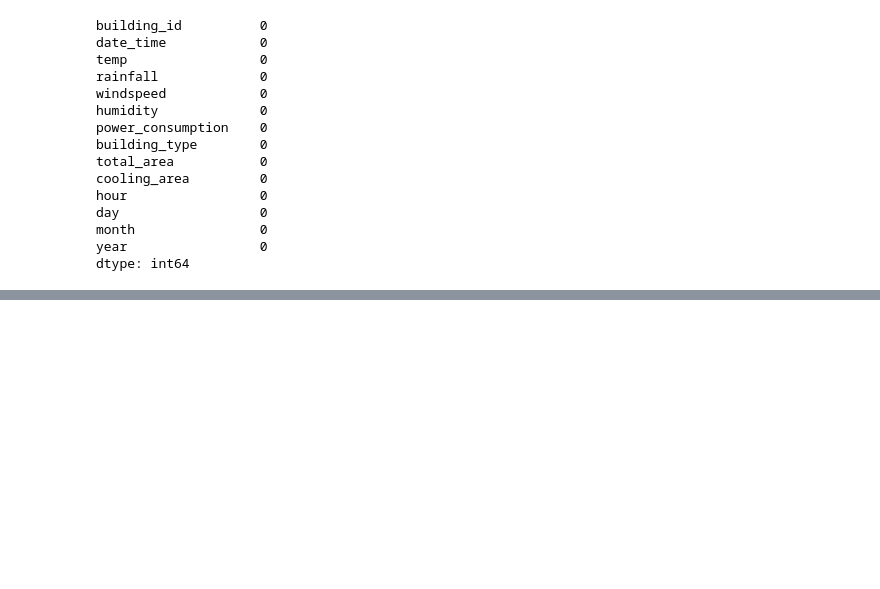
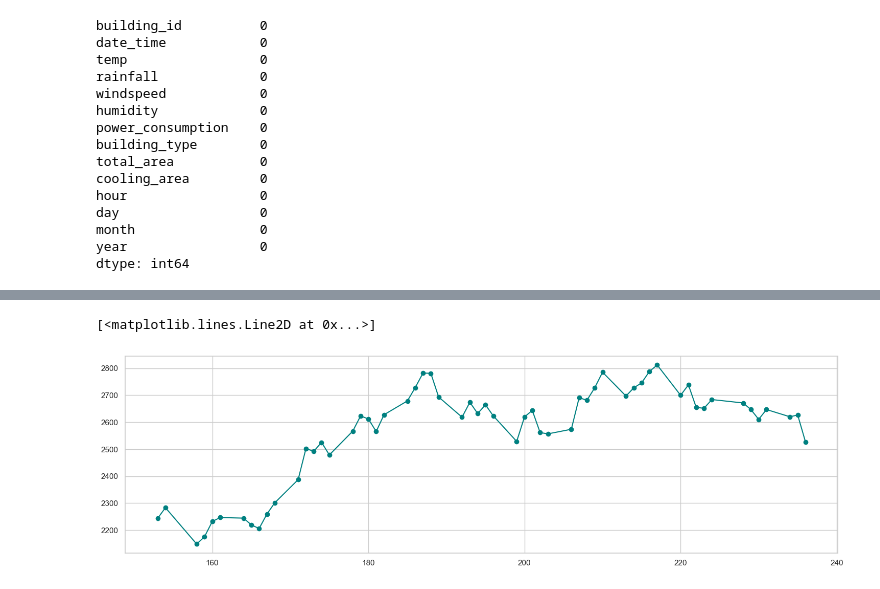
Before and after one commit to life-ofpi/SDATP, a Jupyter notebook: src/jichan.ipynb, the cells around one changed output, grey strips where cells are left out. Saved outputs shown, nothing was run; the diff lists cells and outputs as text; code cells hidden in the pictures; blank space fills up the shorter version.

```diff
--- a/src/jichan.ipynb
+++ b/src/jichan.ipynb
@@ -242,0 +291,15 @@ TODO: remove outlier
+# %%
+train_df.loc[(train_df['month'] == 6) & (train_df['day'] == 1), 'holiday'] = True
+train_df.loc[(train_df['month'] == 6) & (train_df['day'] == 6), 'holiday'] = True
+train_df.loc[(train_df['month'] == 8) & (train_df['day'] == 15), 'holiday'] = True
+# %%
+# 법정공휴일 제거
+mean_power_by_day_of_year_holidaycut = train_df[train_df['holiday'] == False].groupby('day_of_year')['power_consumption'].mean()
+
+plt.figure(figsize=(18, 5))
+sns.set(style="whitegrid")
+plt.plot(mean_power_by_day_of_year_holidaycut.index, mean_power_by_day_of_year_holidaycut.values, color='teal', marker='o', linestyle='-')
+plt.show()
+# %% [output]
+[<matplotlib.lines.Line2D at 0x...>]
+[figure, added]
```
Also changed, not shown: parts of 33 cells of this notebook.
